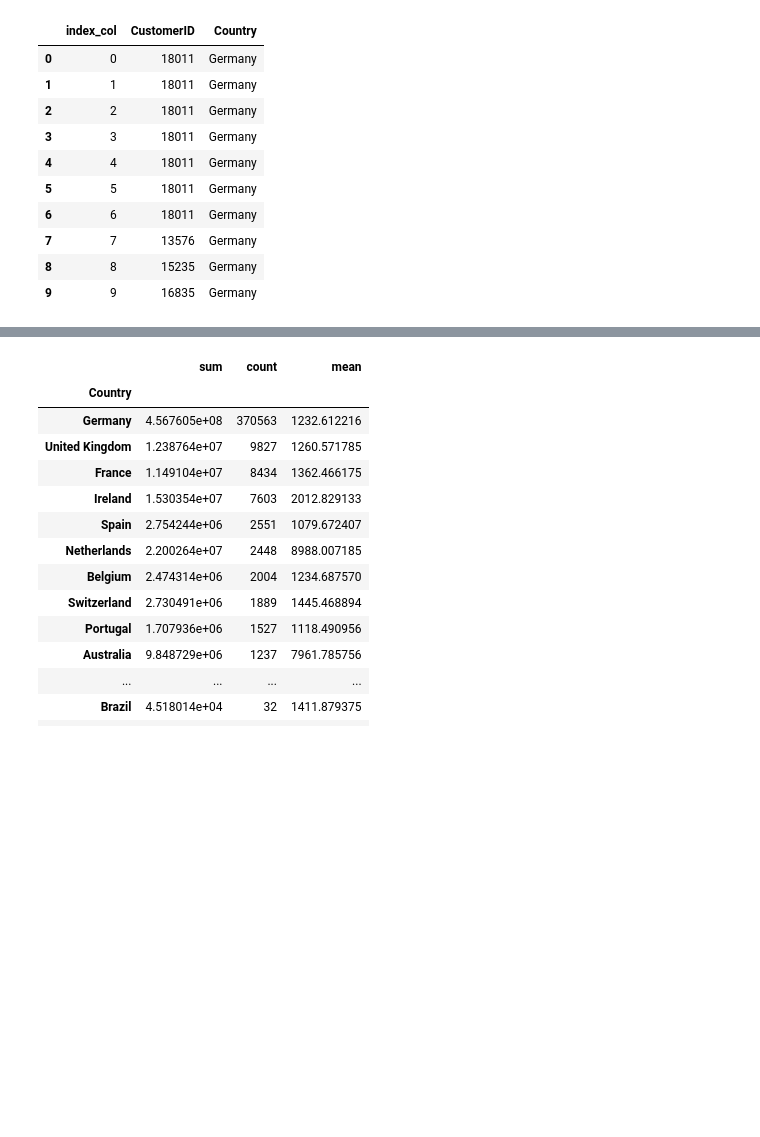
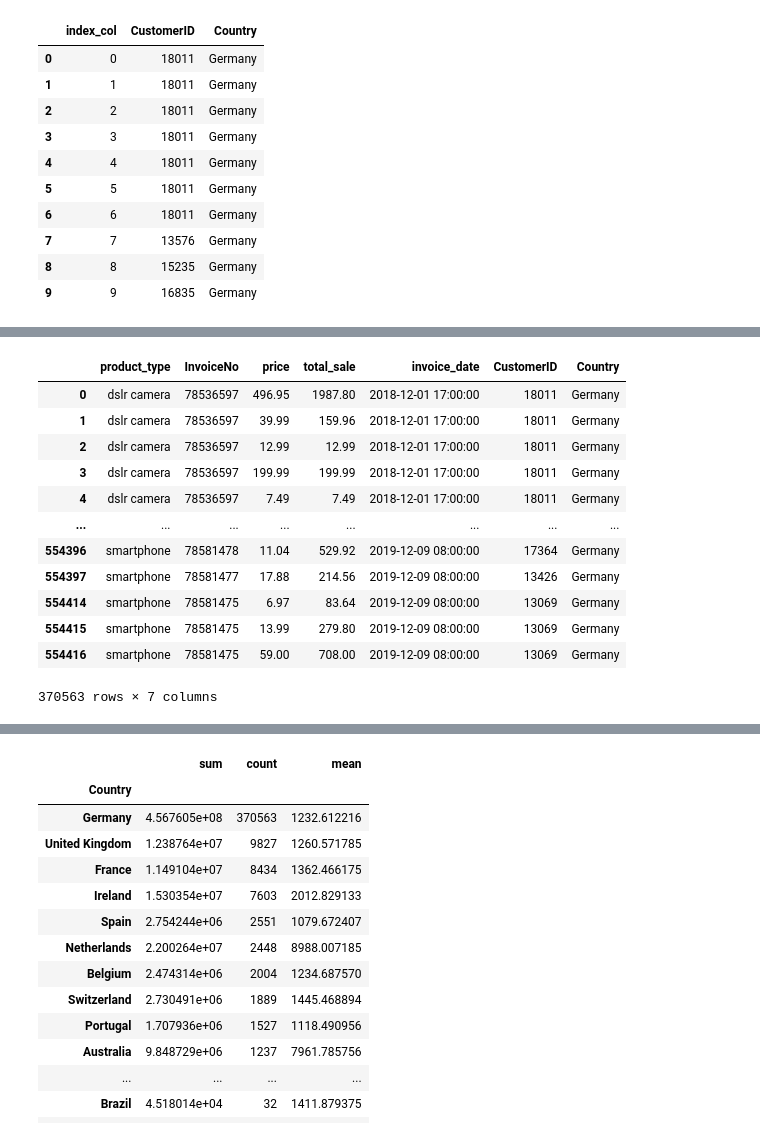
Before and after one commit to Jacopo-Spadon/E-Commerce, a Jupyter notebook: Ecom20tooDE.ipynb, the cells around one changed output, grey strips where cells are left out. Saved outputs shown, nothing was run; the diff lists cells and outputs as text; code cells hidden in the pictures; blank space fills up the shorter version.

```diff
--- a/Ecom20tooDE.ipynb
+++ b/Ecom20tooDE.ipynb
@@ -236,3 +166,25 @@ df_country=pd.DataFrame(data=(df))
+# %%
+# Data Selection: Germany
+
+df_domestic=df_de.drop(df_de.loc[df_de['Country'] != 'Germany'].index, inplace=True)
+
+df_domestic=pd.DataFrame(data=(df_de))
+
+df_domestic
+# %% [output]
+|  | product_type | InvoiceNo | price | total_sale | invoice_date | CustomerID | Country |
+| 0 | dslr camera | 78536597 | 496.95 | 1987.80 | 2018-12-01 17:00:00 | 18011 | Germany |
+| 1 | dslr camera | 78536597 | 39.99 | 159.96 | 2018-12-01 17:00:00 | 18011 | Germany |
+| 2 | dslr camera | 78536597 | 12.99 | 12.99 | 2018-12-01 17:00:00 | 18011 | Germany |
+| 3 | dslr camera | 78536597 | 199.99 | 199.99 | 2018-12-01 17:00:00 | 18011 | Germany |
+| 4 | dslr camera | 78536597 | 7.49 | 7.49 | 2018-12-01 17:00:00 | 18011 | Germany |
+| ... | ... | ... | ... | ... | ... | ... | ... |
+| 554396 | smartphone | 78581478 | 11.04 | 529.92 | 2019-12-09 08:00:00 | 17364 | Germany |
+| 554397 | smartphone | 78581477 | 17.88 | 214.56 | 2019-12-09 08:00:00 | 13426 | Germany |
+| 554414 | smartphone | 78581475 | 6.97 | 83.64 | 2019-12-09 08:00:00 | 13069 | Germany |
+| 554415 | smartphone | 78581475 | 13.99 | 279.80 | 2019-12-09 08:00:00 | 13069 | Germany |
+| 554416 | smartphone | 78581475 | 59.00 | 708.00 | 2019-12-09 08:00:00 | 13069 | Germany |
+370563 rows × 7 columns
 # %%
 # Pivot Table per Invoice
 
```
Also changed, not shown: parts of 16 cells of this notebook.
